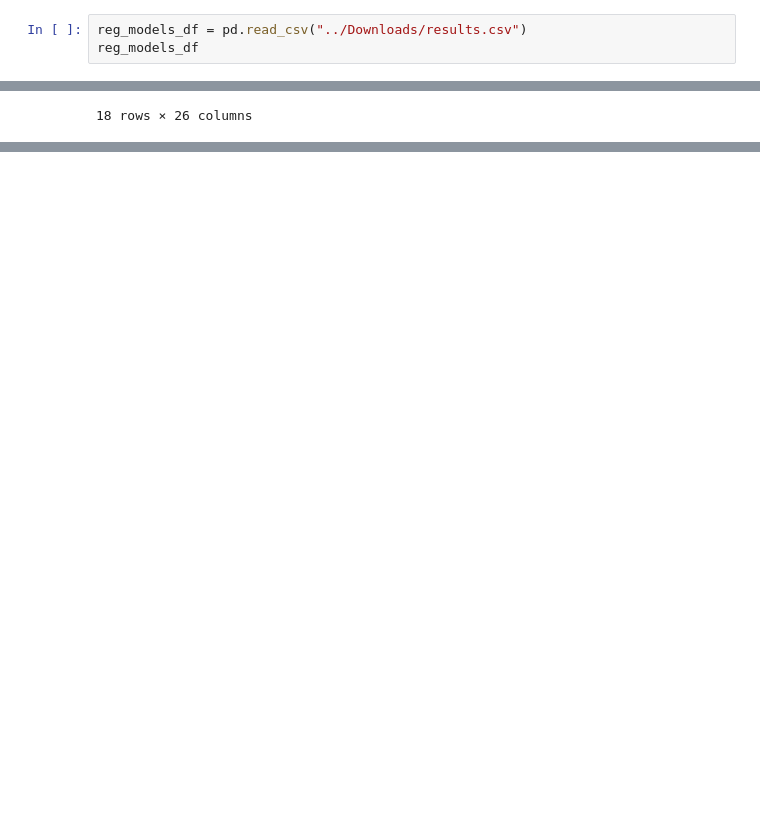
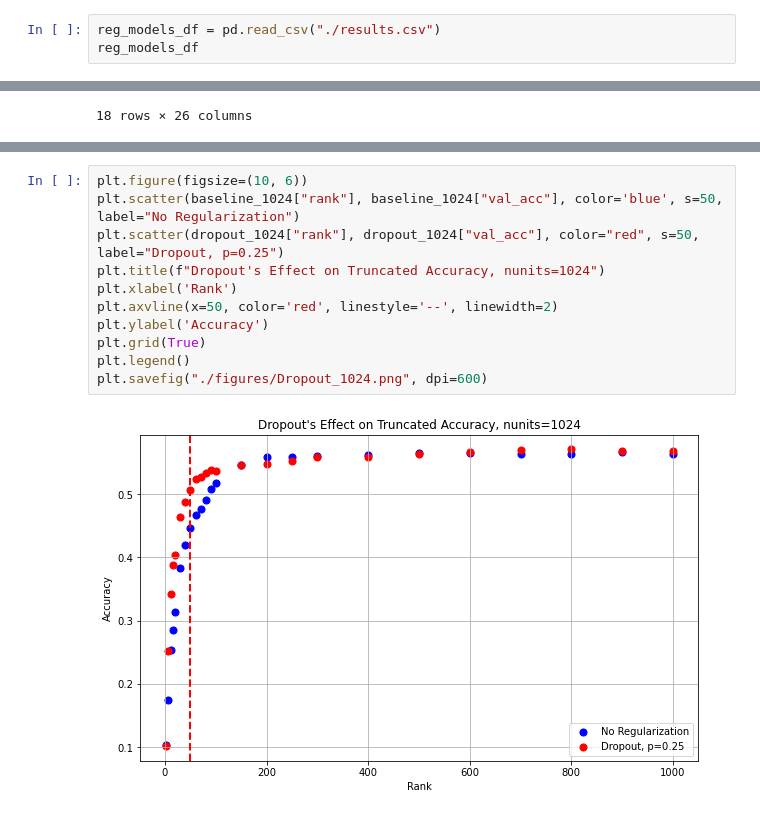
Before and after one commit to henryscheible/cs89finalproject, a Jupyter notebook: regularization_plots.ipynb, the cells around one changed output, grey strips where cells are left out. Saved outputs shown, nothing was run; the diff lists cells and outputs as text; blank space fills up the shorter version.

```diff
--- a/regularization_plots.ipynb
+++ b/regularization_plots.ipynb
@@ -27,5 +30,5 @@ plt.savefig("./figures/Rank_constraint_vs_small_model_256.png")
 # %%
-reg_models_df = pd.read_csv("../Downloads/results.csv")
+reg_models_df = pd.read_csv("./results.csv")
 reg_models_df
 # %% [output]
 |  | Unnamed: 0 | model_id | train_acc | train_loss | val_acc | val_loss | datadir | nchannels | nclasses | nunits | ... |
@@ -96,0 +261,13 @@ Files already downloaded and verified
+# %%
+plt.figure(figsize=(10, 6))
+plt.scatter(baseline_1024["rank"], baseline_1024["val_acc"], color='blue', s=50, label="No Regularization")
+plt.scatter(dropout_1024["rank"], dropout_1024["val_acc"], color="red", s=50, label="Dropout, p=0.25")
+plt.title(f"Dropout's Effect on Truncated Accuracy, nunits=1024")
+plt.xlabel('Rank')
+plt.axvline(x=50, color='red', linestyle='--', linewidth=2)
+plt.ylabel('Accuracy')
+plt.grid(True)
+plt.legend()
+plt.savefig("./figures/Dropout_1024.png", dpi=600)
+# %% [output]
+[figure, added]
```
Also changed, not shown: parts of 12 cells of this notebook, 7 other files.
